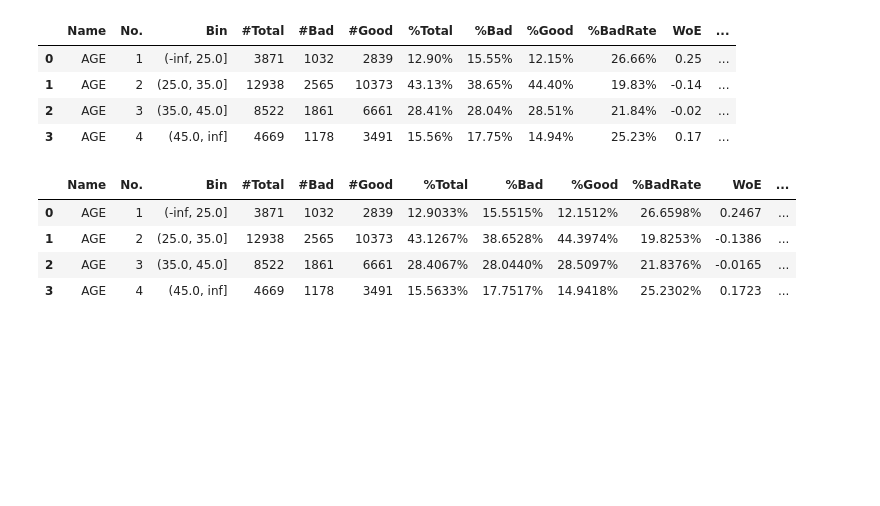
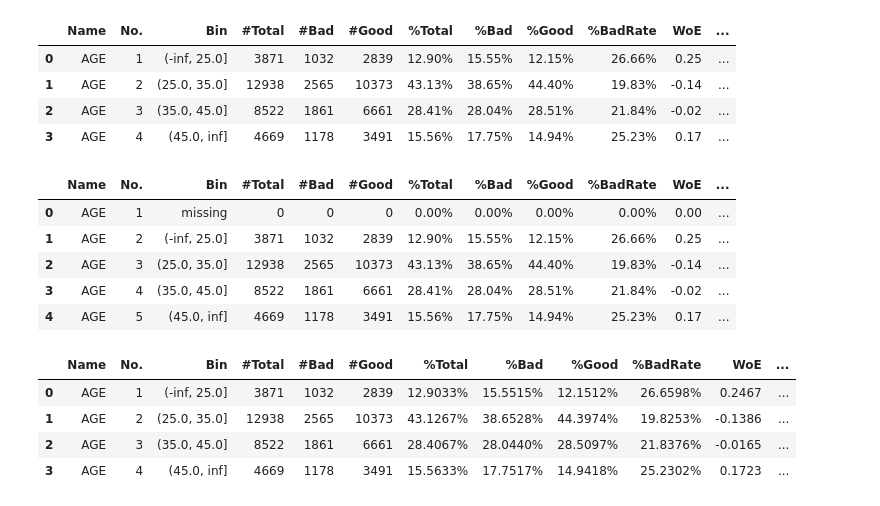
Before and after one commit to stat-fit/westat, a Jupyter notebook: src/westat/examples/HereWeGo.ipynb, the cells around one changed output. Cells and saved outputs as stored; diff of their text form; code cells hidden in the pictures; blank space fills up the shorter version.

Commit message:
update auc caculate update get_woe_iv ,add missing bins update scorecard,add missing bins
Signed-off-by: statfit <statfit@hotmail.com>

```diff
--- a/src/westat/examples/HereWeGo.ipynb
+++ b/src/westat/examples/HereWeGo.ipynb
@@ -471,6 +478,16 @@ get_woe_iv(data,col='AGE')
 | 1 | AGE | 2 | (25.0, 35.0] | 12938 | 2565 | 10373 | 43.13% | 38.65% | 44.40% | 19.83% | -0.14 | ... |
 | 2 | AGE | 3 | (35.0, 45.0] | 8522 | 1861 | 6661 | 28.41% | 28.04% | 28.51% | 21.84% | -0.02 | ... |
 | 3 | AGE | 4 | (45.0, inf] | 4669 | 1178 | 3491 | 15.56% | 17.75% | 14.94% | 25.23% | 0.17 | ... |
+# %%
+#使用默认的决策树方法进行分箱，显示缺失值分组
+get_woe_iv(data,col='AGE',show_default =True)
+# %% [output]
+|  | Name | No. | Bin | #Total | #Bad | #Good | %Total | %Bad | %Good | %BadRate | WoE | ... |
+| 0 | AGE | 1 | missing | 0 | 0 | 0 | 0.00% | 0.00% | 0.00% | 0.00% | 0.00 | ... |
+| 1 | AGE | 2 | (-inf, 25.0] | 3871 | 1032 | 2839 | 12.90% | 15.55% | 12.15% | 26.66% | 0.25 | ... |
+| 2 | AGE | 3 | (25.0, 35.0] | 12938 | 2565 | 10373 | 43.13% | 38.65% | 44.40% | 19.83% | -0.14 | ... |
+| 3 | AGE | 4 | (35.0, 45.0] | 8522 | 1861 | 6661 | 28.41% | 28.04% | 28.51% | 21.84% | -0.02 | ... |
+| 4 | AGE | 5 | (45.0, inf] | 4669 | 1178 | 3491 | 15.56% | 17.75% | 14.94% | 25.23% | 0.17 | ... |
 # %%
 # 设置输出的分箱小数点位数
 get_woe_iv(data,'AGE',precision=4)
```
Also changed, not shown: parts of 40 cells of this notebook, 22 other files.
